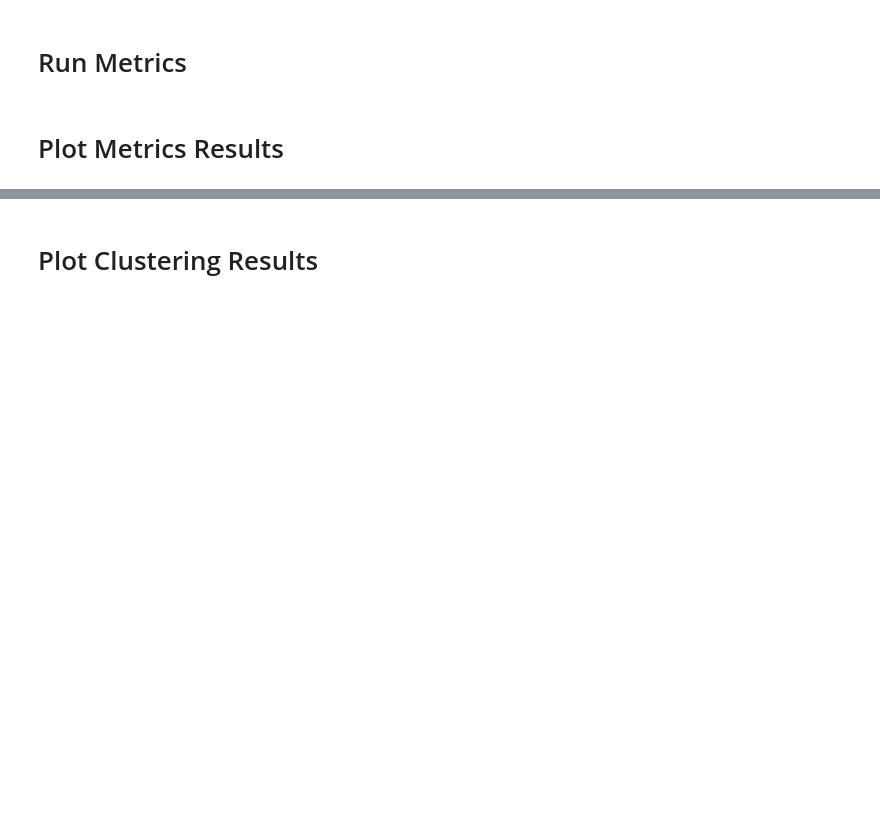
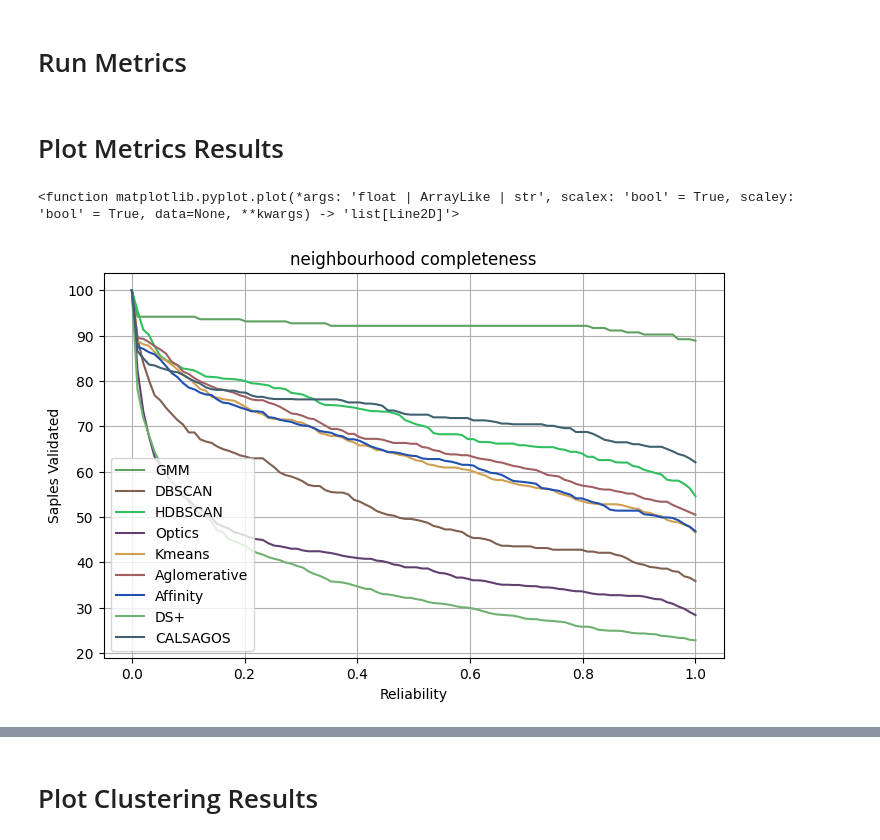
Before and after one commit to Prion6/ClusteringComparison, a Jupyter notebook: cluster_finder_evaluator.ipynb, the cells around one changed output, grey strips where cells are left out. Saved outputs shown, nothing was run; the diff lists cells and outputs as text; code cells hidden in the pictures; blank space fills up the shorter version.

```diff
--- a/cluster_finder_evaluator.ipynb
+++ b/cluster_finder_evaluator.ipynb
@@ -103,6 +107,8 @@ for sample in cats_samples:
 # %% [markdown]
 Add DS+ as benchmarking
 # %%
+from ds_plus import milaDS
+
 alg_labels["DS+"] = []
 
 for sample in cats_samples:
@@ -114,16 +120,18 @@ for sample in cats_samples:
     x_center = (min(X_data) + max(X_data))/2
     y_center = (min(Y_data) + max(Y_data))/2
 
-    X_Kpc, Y_Kpc = to_kpc(X_data, Y_data, Z_data, x_center, y_center)
+    X_Kpc, Y_Kpc = au.gal_Mpc_coords(X_data, Y_data, Z_data, x_center, y_center)
+    X_Kpc *= 1000
+    Y_Kpc *= 1000
 
     Z_clus = np.mean(Z_data);
-    V_data = to_vel(Z_data, Z_clus)
+    V_data = au.los_vel(Z_data, Z_clus)
 
     galaxy_info, grouping, summary = milaDS.DSp_groups(X_data, Y_data, V_data, Z_clus)
 
     labels = np.array([row[8] for row in grouping]) #9th column corresponds to the group
 
-    alg_labels[alg].append(labels)
+    alg_labels["DS+"].append(labels)
 # %% [markdown]
 Add CALSAGOS to compare
 # %%
@@ -147,43 +243,57 @@ for metric in metrics.keys():
 # %% [markdown]
 # Run Metrics
 # %%
+for metric in metrics.keys():
+    for alg in alg_labels.keys():
+        metrics[metric][alg] = []
+
 for idx, sample in enumerate(cats_samples):
 
     X_data = sample.iloc[:,3].values
     Y_data = sample.iloc[:,4].values
     og_labels = sample.iloc[:,2].values
 
-    data = np.vstack(X_data, Y_data)
+    data = np.column_stack((X_data, Y_data))
 
     for alg in alg_labels.keys():
 
-        distances = cu.calcualte_distances(data, og_labels, alg_labels[alg][idx])
-        completeness, purity, f1_score = cu.calculate_overlap_metrics(data, og_labels, alg_labels[alg][idx])
+        pred_labels = alg_labels[alg][idx]
 
-        metrics["distance"][alg] = distances
+        distances = cu.calculate_distances(data, og_labels, pred_labels)
+        completeness, purity, f1_score = cu.calculate_overlap_metrics(data, og_labels, pred_labels)
 
-        metrics["neighbourhood completness"][alg] = completeness
-        metrics["neighbourhood purity"][alg] = purity
-        metrics["neighbourhood f1_score"][alg] = f1_score
 
-        completeness, purity, f1_score = cu.calculate_membership_metrics(og_labels, alg_labels[alg][idx])
 
-        metrics["membership completness"][alg] = completeness
-        metrics["membership purity"][alg] = purity
-        metrics["membership f1_score"][alg] = f1_score
+        metrics["distance"][alg].append(distances)
+
+        metrics["neighbourhood completeness"][alg].append(completeness)
+        metrics["neighbourhood purity"][alg].append(purity)
+        metrics["neighbourhood f1_score"][alg].append(f1_score)
+
+        completeness, purity, f1_score = cu.calculate_membership_metrics(og_labels, pred_labels)
+
+        metrics["membership completeness"][alg].append(completeness)
+        metrics["membership purity"][alg].append(purity)
+        metrics["membership f1_score"][alg].append(f1_score)
 # %% [markdown]
 # Plot Metrics Results
 # %%
 reliability_gradients = []
 
-metric = "neighbourhood completness"
+
+metric = "neighbourhood completeness"
 
 for alg in alg_labels.keys():
     gradient = cu.reliability_gradient(metrics[metric][alg])
+    reliability_gradients.append(gradient)
+
 
 fig, ax = pm.gradients_plot(alg_labels.keys(), reliability_gradients, title = metric)
 
 plt.plot
+# %% [output]
+<function matplotlib.pyplot.plot(*args: 'float | ArrayLike | str', scalex: 'bool' = True, scaley: 'bool' = True, data=None, **kwargs) -> 'list[Line2D]'>
+[figure, added]
 # %%
 reliability_gradients = []
 
```
Also changed, not shown: parts of 11 cells of this notebook, 46 other files.
